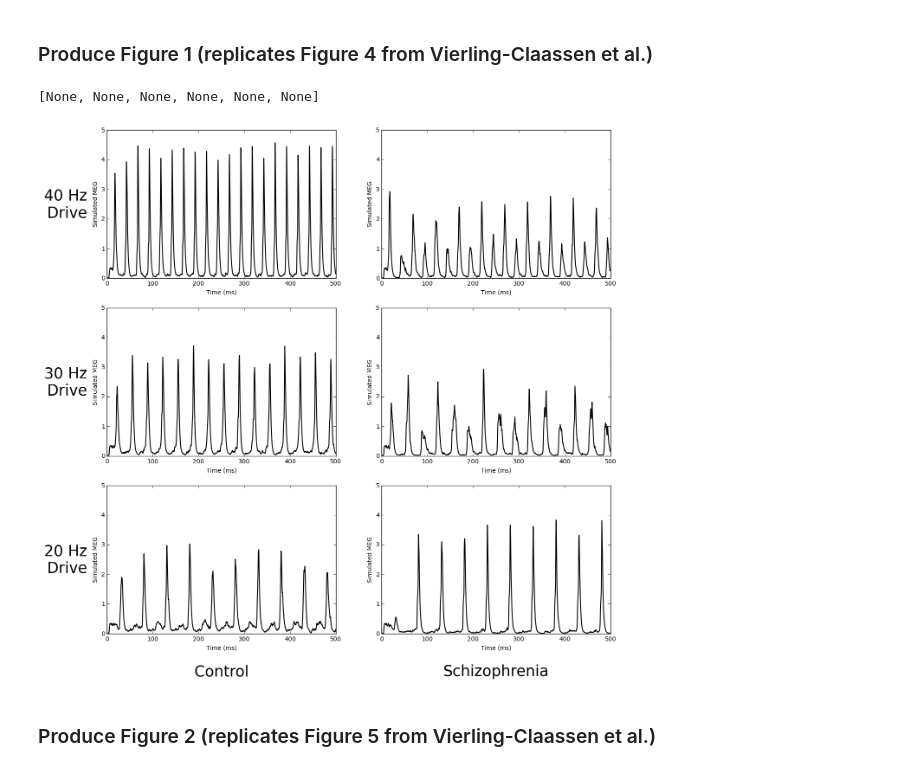
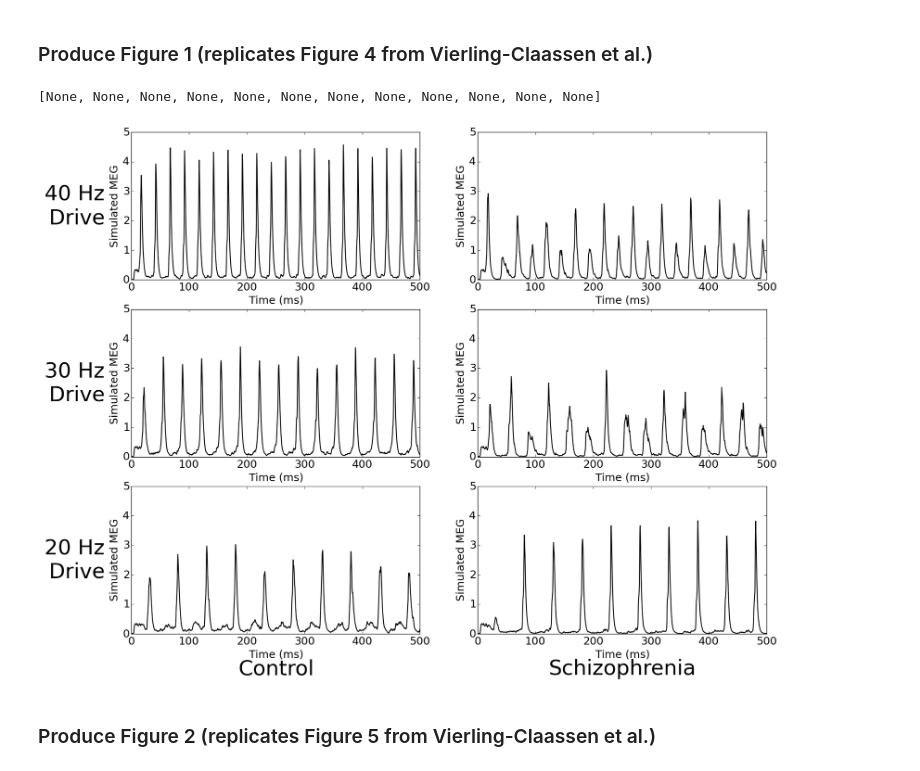
Before and after one commit to ReScience/ReScience-submission, a Jupyter notebook: notebook/plotFigures.ipynb, the cells around one changed output. Drawn from its saved outputs; the diff is of its cells as text; code cells hidden in the pictures.

```diff
--- a/notebook/plotFigures.ipynb
+++ b/notebook/plotFigures.ipynb
@@ -95,43 +88,48 @@ time = np.linspace(0,sim_time,int(sim_time/dt))
 # %% [markdown]
 ### Produce Figure 1 (replicates Figure 4 from Vierling-Claassen et al.)
 # %%
-f,((ax1,ax2),(ax3,ax4),(ax5,ax6)) = plt.subplots(3,2,sharex=True,sharey=True,figsize=[15.0,15.0])
+f,((ax1,ax2),(ax3,ax4),(ax5,ax6)) = plt.subplots(3,2,sharex=True,sharey=True,figsize=[19.0,15.0])
 
 ax1.plot(time,ctrl_avg_meg_40,'k',linewidth=1.5)
-ax1.set_xlabel('Time (ms)')
-ax1.set_ylabel('Simulated MEG')
-ax1.annotate('40 Hz \n Drive',xy=(0,0.5),xytext=(-ax1.yaxis.labelpad-5,0),xycoords=ax1.yaxis.label,textcoords='offset points',size=25,ha='right',va='center')
+ax1.set_xlabel('Time (ms)',fontsize=18)
+ax1.set_ylabel('Simulated MEG',fontsize=18)
+ax1.annotate('40 Hz \n Drive',xy=(0,0.5),xytext=(-ax1.yaxis.labelpad-5,0),xycoords=ax1.yaxis.label,textcoords='offset points',size=35,ha='right',va='center')
 ax2.plot(time,schiz_avg_meg_40,'k',linewidth=1.5)
-ax2.set_xlabel('Time (ms)')
-ax2.set_ylabel('Simulated MEG')
+ax2.set_xlabel('Time (ms)',fontsize=18)
+ax2.set_ylabel('Simulated MEG',fontsize=18)
 ax3.plot(time,ctrl_avg_meg_30,'k',linewidth=1.5)
-ax3.set_xlabel('Time (ms)')
-ax3.set_ylabel('Simulated MEG')
-ax3.annotate('30 Hz \n Drive',xy=(0,0.5),xytext=(-ax3.yaxis.labelpad-5,0),xycoords=ax3.yaxis.label,textcoords='offset points',size=25,ha='right',va='center')
+ax3.set_xlabel('Time (ms)',fontsize=18)
+ax3.set_ylabel('Simulated MEG',fontsize=18)
+ax3.annotate('30 Hz \n Drive',xy=(0,0.5),xytext=(-ax3.yaxis.labelpad-5,0),xycoords=ax3.yaxis.label,textcoords='offset points',size=35,ha='right',va='center')
 ax4.plot(time,schiz_avg_meg_30,'k',linewidth=1.5)
-ax4.set_xlabel('Time (ms)')
-ax4.set_ylabel('Simulated MEG')
+ax4.set_xlabel('Time (ms)',fontsize=18)
+ax4.set_ylabel('Simulated MEG',fontsize=18)
 ax5.plot(time,ctrl_avg_meg_20,'k',linewidth=1.5)
-ax5.set_xlabel('Time (ms)')
-ax5.set_ylabel('Simulated MEG')
-ax5.annotate('20 Hz \n Drive',xy=(0,0.5),xytext=(-ax5.yaxis.labelpad-5,0),xycoords=ax5.yaxis.label,textcoords='offset points',size=25,ha='right',va='center')
-ax5.annotate('Control',xy=(0.5,0),xytext=(0,-75),xycoords='axes fraction',textcoords='offset points',size=25,ha='center',va='bottom')
+ax5.set_xlabel('Time (ms)',fontsize=18)
+ax5.set_ylabel('Simulated MEG',fontsize=18)
+ax5.annotate('20 Hz \n Drive',xy=(0,0.5),xytext=(-ax5.yaxis.labelpad-5,0),xycoords=ax5.yaxis.label,textcoords='offset points',size=35,ha='right',va='center')
+ax5.annotate('Control',xy=(0.5,0),xytext=(0,-75),xycoords='axes fraction',textcoords='offset points',size=35,ha='center',va='bottom')
 ax6.plot(time,schiz_avg_meg_20,'k',linewidth=1.5)
-ax6.set_xlabel('Time (ms)')
-ax6.set_ylabel('Simulated MEG')
-ax6.annotate('Schizophrenia',xy=(0.5,0),xytext=(0,-75),xycoords='axes fraction',textcoords='offset points',size=25,ha='center',va='bottom')
+ax6.set_xlabel('Time (ms)',fontsize=18)
+ax6.set_ylabel('Simulated MEG',fontsize=18)
+ax6.annotate('Schizophrenia',xy=(0.5,0),xytext=(0,-75),xycoords='axes fraction',textcoords='offset points',size=35,ha='center',va='bottom')
 
-plt.setp(ax1.get_xticklabels(),visible=True)
-plt.setp(ax2.get_xticklabels(),visible=True)
-plt.setp(ax3.get_xticklabels(),visible=True)
-plt.setp(ax4.get_xticklabels(),visible=True)
+plt.setp(ax1.get_xticklabels(),visible=True,fontsize=18)
+plt.setp(ax2.get_xticklabels(),visible=True,fontsize=18)
+plt.setp(ax3.get_xticklabels(),visible=True,fontsize=18)
+plt.setp(ax4.get_xticklabels(),visible=True,fontsize=18)
+plt.setp(ax5.get_xticklabels(),visible=True,fontsize=18)
+plt.setp(ax6.get_xticklabels(),visible=True,fontsize=18)
 
-plt.setp(ax2.get_yticklabels(),visible=True)
-plt.setp(ax4.get_yticklabels(),visible=True)
-plt.setp(ax6.get_yticklabels(),visible=True)
+plt.setp(ax2.get_yticklabels(),visible=True,fontsize=18)
+plt.setp(ax4.get_yticklabels(),visible=True,fontsize=18)
+plt.setp(ax6.get_yticklabels(),visible=True,fontsize=18)
+plt.setp(ax1.get_yticklabels(),visible=True,fontsize=18)
+plt.setp(ax3.get_yticklabels(),visible=True,fontsize=18)
+plt.setp(ax5.get_yticklabels(),visible=True,fontsize=18)
 # %% [output]
-[None, None, None, None, None, None]
+[None, None, None, None, None, None, None, None, None, None, None, None]
-[figure, old version]
+[figure, new version]
 # %% [markdown]
 ### Produce Figure 2 (replicates Figure 5 from Vierling-Claassen et al.)
 # %% [markdown]
```
Also changed, not shown: parts of 6 cells of this notebook, 1 other file.
